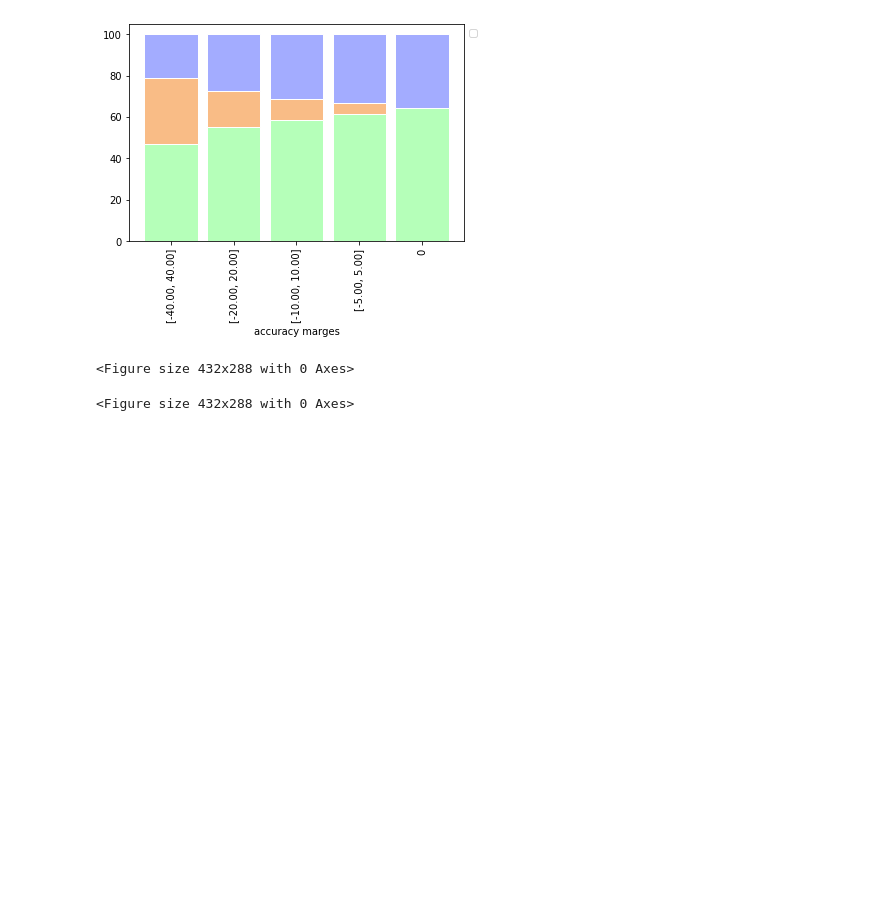
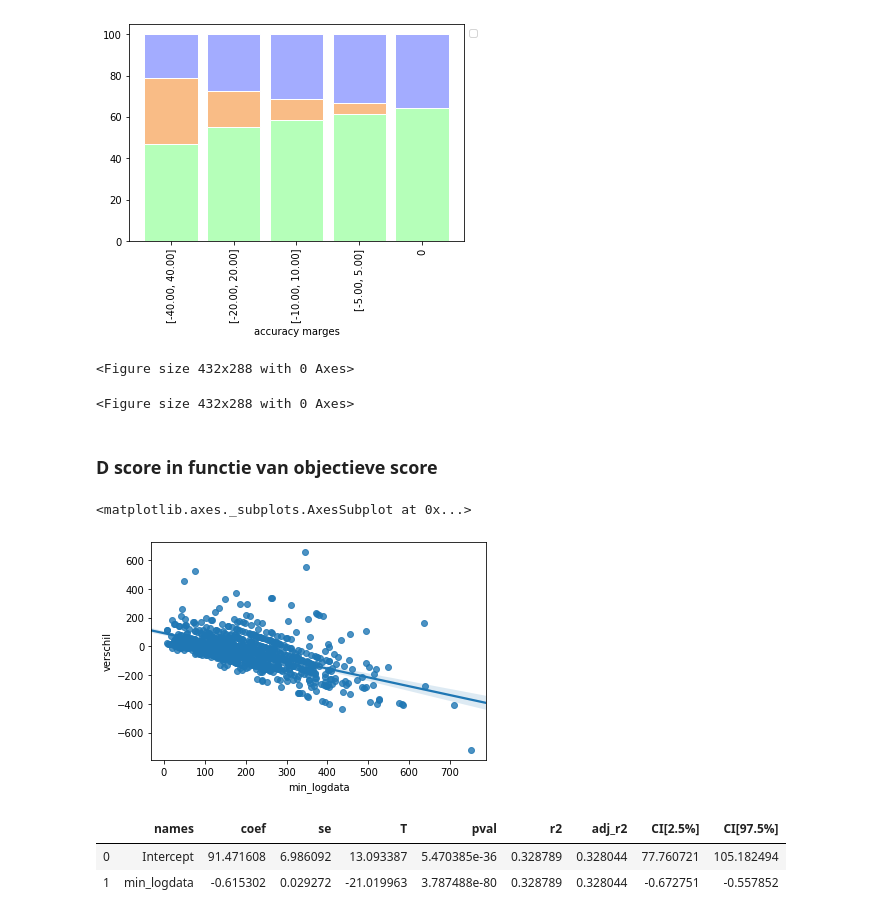
Before and after one commit to FloorDenecker/Methodologische-mobileDNA, a Jupyter notebook: MethodologischeMobileDNA.ipynb, the cells around one changed output. Cells and saved outputs as stored; diff of their text form; code cells hidden in the pictures; blank space fills up the shorter version.

```diff
--- a/MethodologischeMobileDNA.ipynb
+++ b/MethodologischeMobileDNA.ipynb
@@ -277,3 +277,16 @@ No handles with labels found to put in legend.
 # %%
 # %% [output]
 <Figure size 432x288 with 0 Axes>
+# %% [markdown]
+### D score in functie van objectieve score
+# %%
+sns.regplot(x = df_newbis['min_logdata'], y= df_newbis['verschil'],marker='o')
+# %% [output]
+<matplotlib.axes._subplots.AxesSubplot at 0x...>
+[figure, added]
+# %%
+pg.linear_regression(df_newbis[['min_logdata']], df_newbis['verschil'])
+# %% [output]
+|  | names | coef | se | T | pval | r2 | adj_r2 | CI[2.5%] | CI[97.5%] |
+| 0 | Intercept | 91.471608 | 6.986092 | 13.093387 | 5.470385e-36 | 0.328789 | 0.328044 | 77.760721 | 105.182494 |
+| 1 | min_logdata | -0.615302 | 0.029272 | -21.019963 | 3.787488e-80 | 0.328789 | 0.328044 | -0.672751 | -0.557852 |
```
